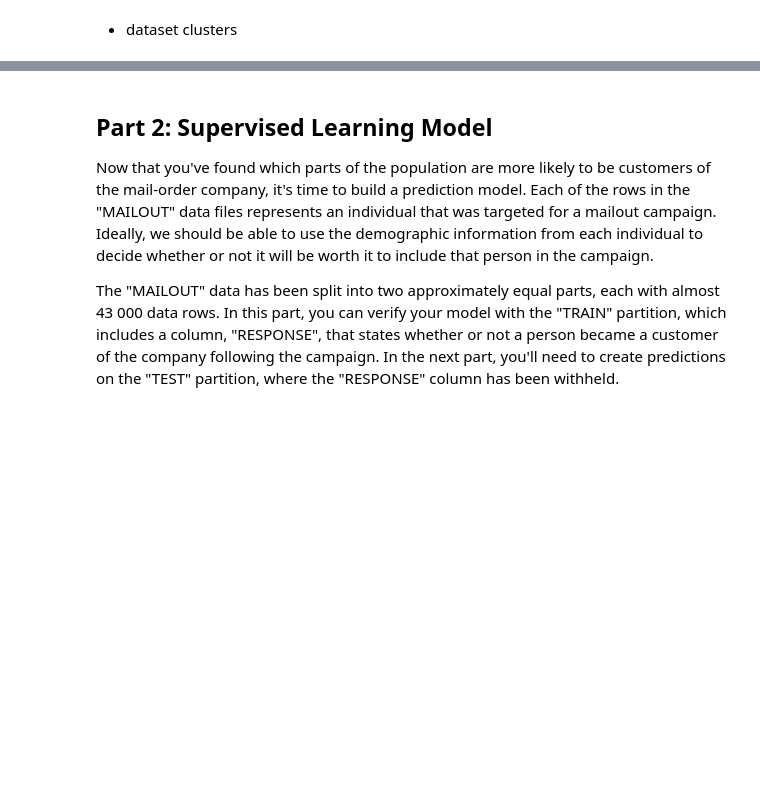
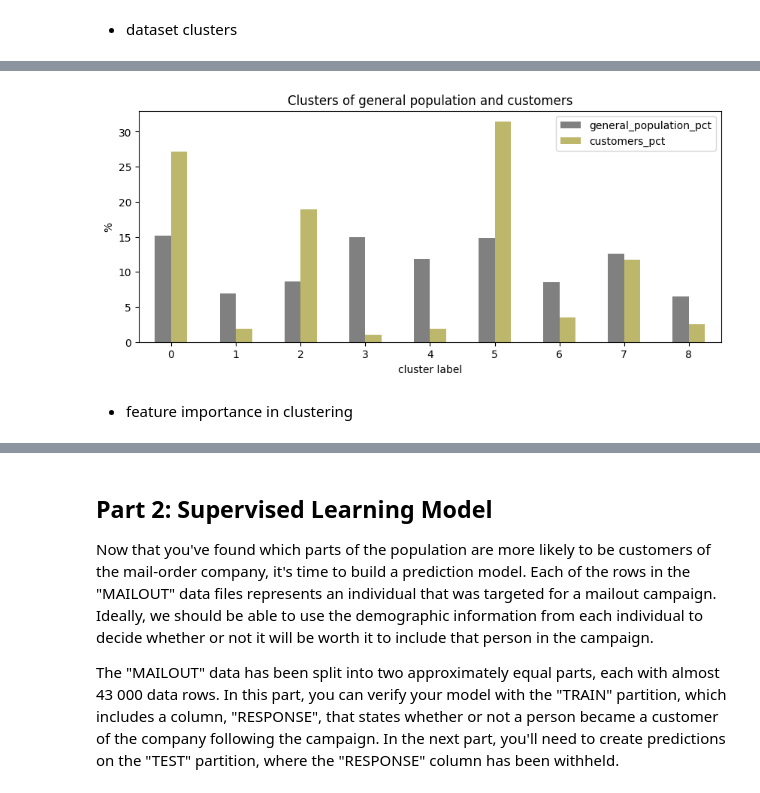
Before and after one commit to jaeyoun-chang/u_city_capstone, a Jupyter notebook: Arvato_Project_Workbook.ipynb, the cells around one changed output, grey strips where cells are left out. Saved outputs shown, nothing was run; the diff lists cells and outputs as text; code cells hidden in the pictures; blank space fills up the shorter version.

```diff
--- a/Arvato_Project_Workbook.ipynb
+++ b/Arvato_Project_Workbook.ipynb
@@ -1294,10 +1844,10 @@ Image ('cluster_number_elbow.png', width = 600, height = 400)
 * dataset clusters
 # %%
 '''
-10개 cluster로 나눔
+6개 cluster로 나눔
 '''
 
-kmeans = KMeans(n_clusters = 10, n_init = 10, random_state=0)
+kmeans = KMeans(n_clusters = 9, n_init = 10, random_state=0)
 # %%
 general_label = kmeans.fit_predict(azdias_228)
 general_label
@@ -1483,0 +1876,5 @@ azdias_cluster
+# %%
+general_cluster = cluster_df (general_label, 'general_population')
+customers_cluster = cluster_df (customers_label, 'customers')
+cluster_summary = vlookup(general_cluster, customers_cluster)
+cluster_summary
@@ -1483,0 +1892,18 @@ azdias_cluster
+# %%
+cluster_summary.plot(
+    kind = 'bar', figsize=(10, 4),
+    x = 'label',
+    y = ['general_population_pct', 'customers_pct'],
+    color = ['grey', 'darkkhaki'],
+    # color='gray',
+    title = 'Clusters of general population and customers',
+    ylabel = '%',
+    xlabel = 'cluster label',
+    # xticks = clusters.label,
+    );
+plt.xticks(rotation=0);
+plt.savefig('cluster_chart.png', dpi = 500);
+# %% [output]
+[figure, added]
+# %% [markdown]
+* feature importance in clustering
```
Also changed, not shown: parts of 142 cells of this notebook, 7 other files.
